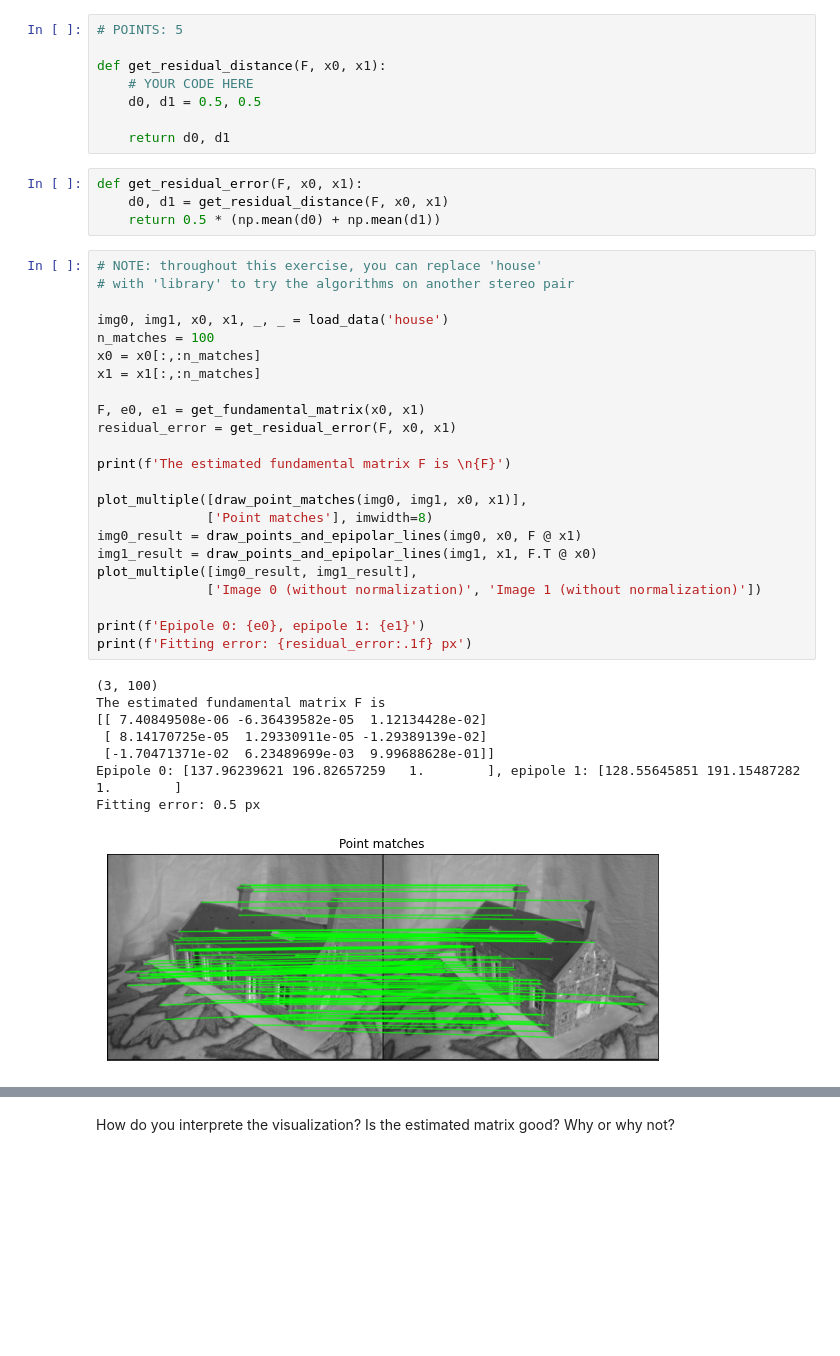
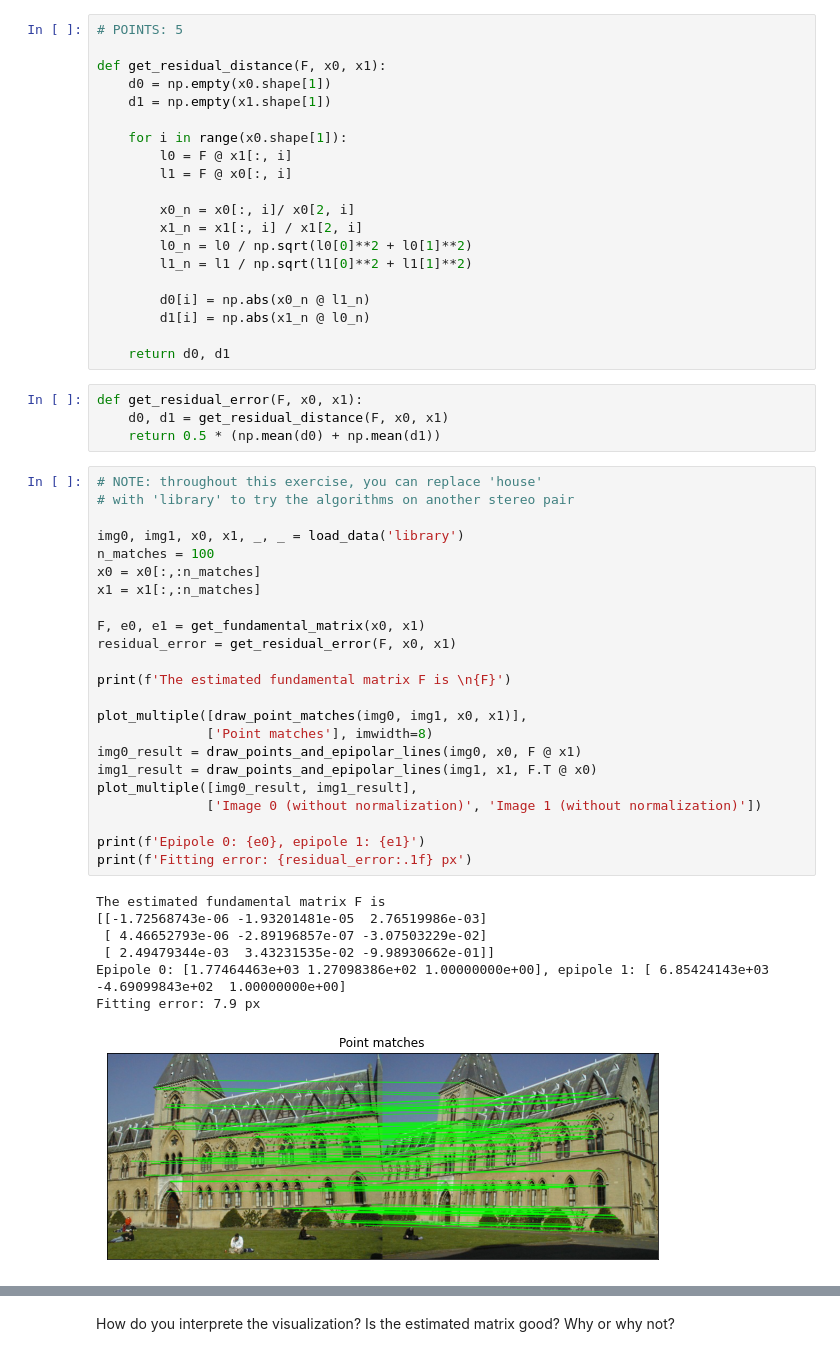
Before and after one commit to duygu-bayrak/Computer-Vision-RWTH, a Jupyter notebook: Exercise5/3d_reconstruction.ipynb, the cells around one changed output, grey strips where cells are left out. Drawn from its saved outputs; the diff is of its cells as text; blank space fills up the shorter version.

Commit message:
Residual distance

```diff
--- a/Exercise5/3d_reconstruction.ipynb
+++ b/Exercise5/3d_reconstruction.ipynb
@@ -270,14 +268,26 @@ def get_fundamental_matrix(x0, x1):
     return F, e0, e1
 # %% [markdown]
 In order to get a quantitative estimate for the accuracy of your results, write a function `get_residual_distance` that computes the distance between points in one image and their corresponding epipolar lines (distance is positive). *Hint*: Be sure to normalize both homogeneous points (divide $(wx, wy, w)^T$ by $w$) and lines (divide $(a, b, d)^T$ by $\sqrt{a^2 + b^2}$) before computing the distance.
-# %%
-# POINTS: 5
-
-def get_residual_distance(F, x0, x1):
-    # YOUR CODE HERE
-    d0, d1 = 0.5, 0.5
-
-    return d0, d1
+# %%
+# POINTS: 5
+
+def get_residual_distance(F, x0, x1):
+    d0 = np.empty(x0.shape[1])
+    d1 = np.empty(x1.shape[1])
+
+    for i in range(x0.shape[1]):
+        l0 = F @ x1[:, i]
+        l1 = F @ x0[:, i]
+
+        x0_n = x0[:, i]/ x0[2, i]
+        x1_n = x1[:, i] / x1[2, i]
+        l0_n = l0 / np.sqrt(l0[0]**2 + l0[1]**2)
+        l1_n = l1 / np.sqrt(l1[0]**2 + l1[1]**2)
+
+        d0[i] = np.abs(x0_n @ l1_n)
+        d1[i] = np.abs(x1_n @ l0_n)
+
+    return d0, d1
 # %%
 def get_residual_error(F, x0, x1):
     d0, d1 = get_residual_distance(F, x0, x1)
@@ -285,32 +295,31 @@ def get_residual_error(F, x0, x1):
 # %%
 # NOTE: throughout this exercise, you can replace 'house'
 # with 'library' to try the algorithms on another stereo pair
 
-img0, img1, x0, x1, _, _ = load_data('house')
+img0, img1, x0, x1, _, _ = load_data('library')
 n_matches = 100
 x0 = x0[:,:n_matches]
 x1 = x1[:,:n_matches]
 
 F, e0, e1 = get_fundamental_matrix(x0, x1)
 residual_error = get_residual_error(F, x0, x1)
 
 print(f'The estimated fundamental matrix F is \n{F}')
 
 plot_multiple([draw_point_matches(img0, img1, x0, x1)],
               ['Point matches'], imwidth=8)
 img0_result = draw_points_and_epipolar_lines(img0, x0, F @ x1)
 img1_result = draw_points_and_epipolar_lines(img1, x1, F.T @ x0)
 plot_multiple([img0_result, img1_result],
               ['Image 0 (without normalization)', 'Image 1 (without normalization)'])
 
 print(f'Epipole 0: {e0}, epipole 1: {e1}')
 print(f'Fitting error: {residual_error:.1f} px')
 # %% [output]
-(3, 100)
 The estimated fundamental matrix F is
-[[ 7.40849508e-06 -6.36439582e-05  1.12134428e-02]
- [ 8.14170725e-05  1.29330911e-05 -1.29389139e-02]
- [-1.70471371e-02  6.23489699e-03  9.99688628e-01]]
-Epipole 0: [137.96239621 196.82657259   1.        ], epipole 1: [128.55645851 191.15487282   1.        ]
-Fitting error: 0.5 px
+[[-1.72568743e-06 -1.93201481e-05  2.76519986e-03]
+ [ 4.46652793e-06 -2.89196857e-07 -3.07503229e-02]
+ [ 2.49479344e-03  3.43231535e-02 -9.98930662e-01]]
+Epipole 0: [1.77464463e+03 1.27098386e+02 1.00000000e+00], epipole 1: [ 6.85424143e+03 -4.69099843e+02  1.00000000e+00]
+Fitting error: 7.9 px
-[figure, old version]
+[figure, new version]
```
Also changed, not shown: parts of 3 cells of this notebook.
